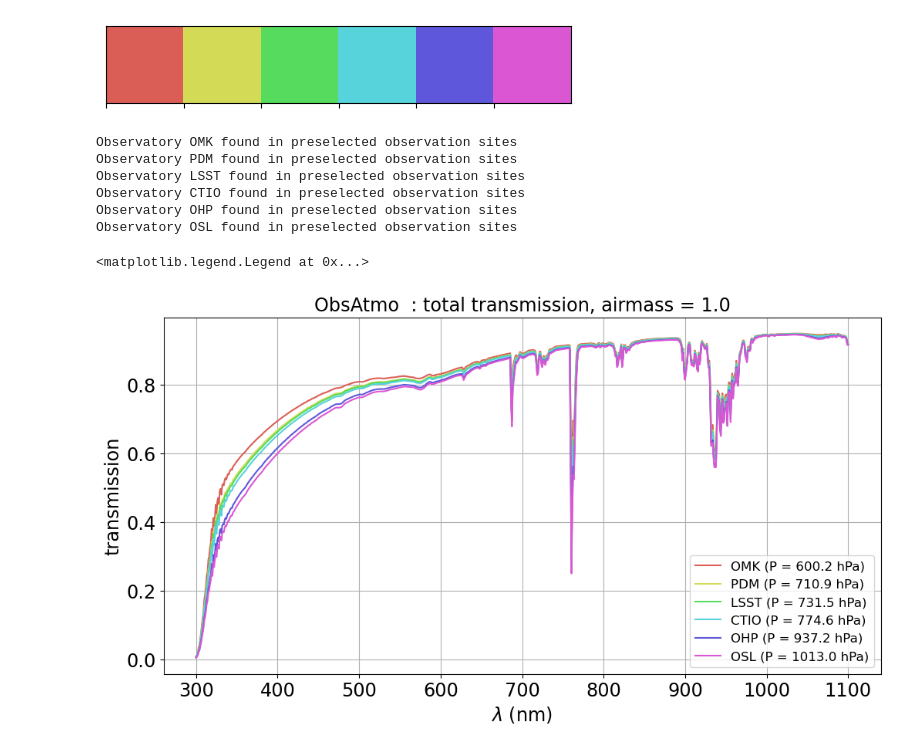
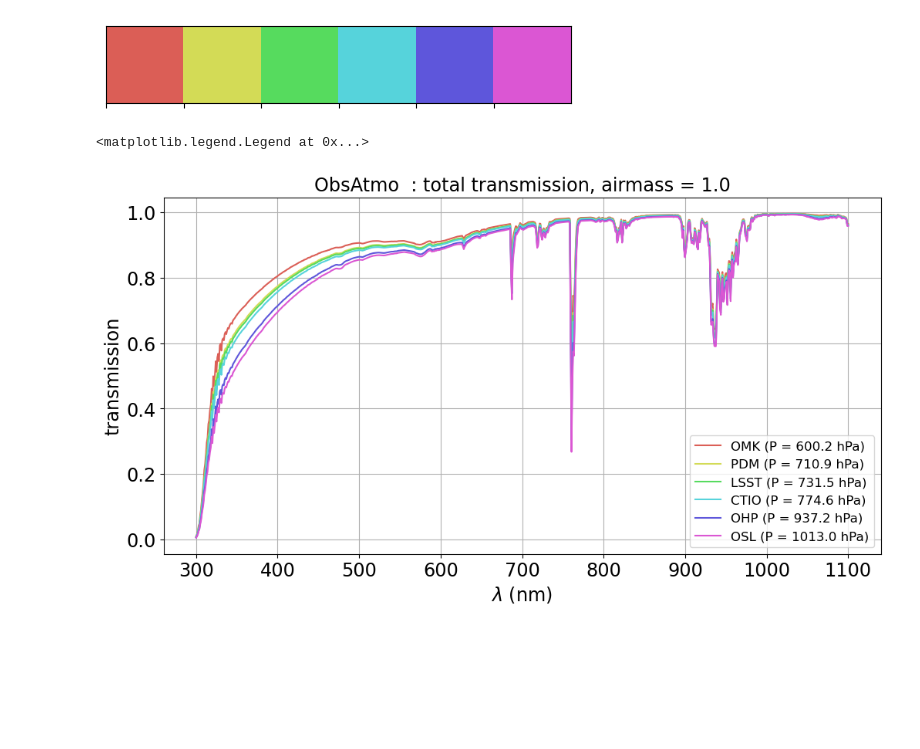
Before and after one commit to LSSTDESC/getObsAtmo, a Jupyter notebook: docs/notebooks/intro_notebook.ipynb, the cells around one changed output. Cells and saved outputs as stored; diff of their text form; code cells hidden in the pictures; blank space fills up the shorter version.

```diff
--- a/docs/notebooks/intro_notebook.ipynb
+++ b/docs/notebooks/intro_notebook.ipynb
@@ -307,42 +308,36 @@ sns.palplot(hls_colors)
 # %%
 am=1
 pwv = 4.0
 oz= 400.
-tau = 0.1
-beta = -1.2
+tau = 0.
+beta = 3
 
 fig, ax = plt.subplots()
 
 for idx,site in enumerate(all_sites):
 
     obs_str = site[0]
     ref_press = site[1]
 
     emul = ObsAtmo(obs_str)
     pressure= emul.pressure
 
     label= f"{obs_str} (P = {pressure:.1f} hPa)"
 
     transm = emul.GetAllTransparencies(WL,am,pwv,oz,tau,beta)
     ax.plot(WL,transm,'-',color=hls_colors[idx],label=label)
 
 title = f"ObsAtmo  : total transmission, airmass = {am:.1f}"
 ax.set_title(title)
 ax.set_xlabel("$\lambda$ (nm)")
 ax.set_ylabel("transmission")
 # place a text box in upper left in axes coords
 #ax.text(0.5, 0.05, textboxstr, transform=ax.transAxes, fontsize=14,verticalalignment='bottom', bbox=textboxprops)
 ax.grid()
 ax.legend()
 # %% [output]
-Observatory OMK found in preselected observation sites
-Observatory PDM found in preselected observation sites
-Observatory LSST found in preselected observation sites
-Observatory CTIO found in preselected observation sites
-Observatory OHP found in preselected observation sites
-Observatory OSL found in preselected observation sites
+<matplotlib.legend.Legend at 0x...>
-<matplotlib.legend.Legend at 0x...>
-[figure, old version]
+[figure, new version]
 # %%
 am=1
 pwv = 4.0
```
Also changed, not shown: parts of 5 cells of this notebook, 1 other file.
